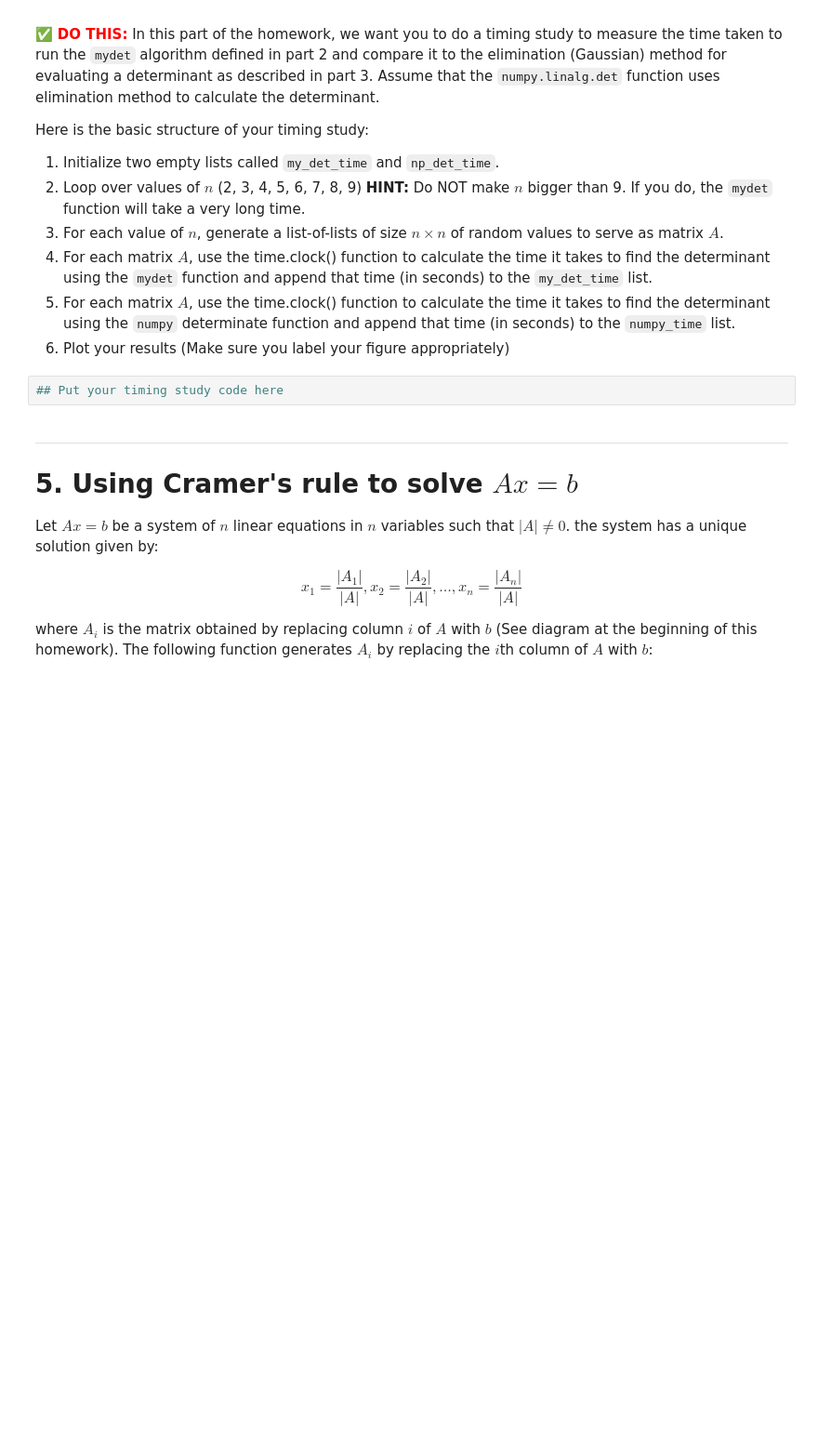
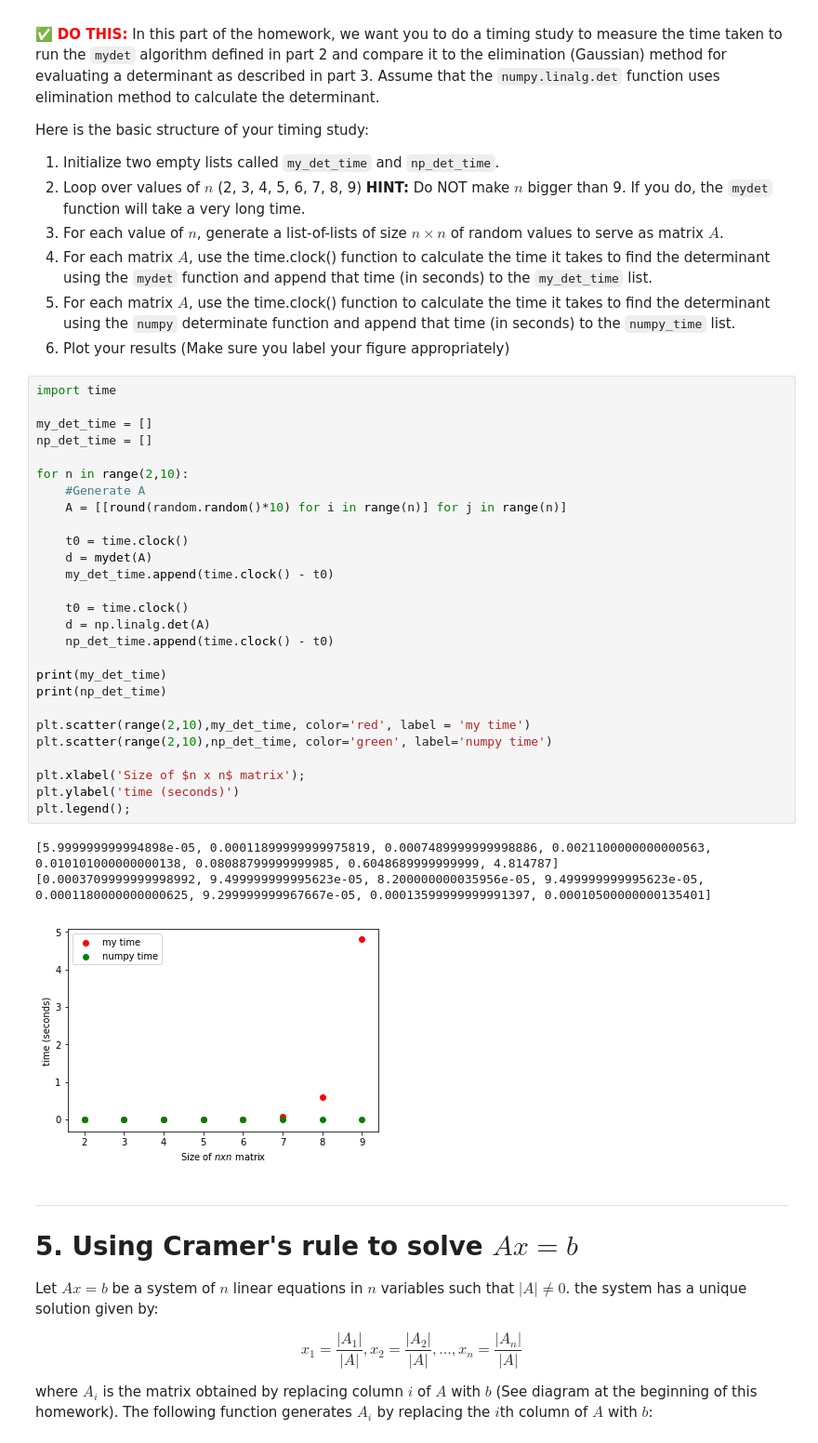
Before and after one commit to nicwigs/314, a Jupyter notebook: hw/HW3-Cramers_Rule.ipynb, the cells around one changed output. Shown: that part at 93% size. Drawn from its saved outputs; the diff is of its cells as text; blank space fills up the shorter version.

````diff
--- a/hw/HW3-Cramers_Rule.ipynb
+++ b/hw/HW3-Cramers_Rule.ipynb
@@ -213,8 +232,37 @@ Here is the basic structure of your timing study:
 4. For each matrix $A$, use the time.clock() function to calculate the time it takes to find the determinant using the ```mydet``` function and append that time (in seconds) to the ```my_det_time``` list.
 5. For each matrix $A$, use the time.clock() function to calculate the time it takes to find the determinant using the ```numpy``` determinate function and append that time (in seconds) to the ```numpy_time``` list.
 6. Plot your results (Make sure you label your figure appropriately)
-# %%
-## Put your timing study code here
+# %%
+import time
+
+my_det_time = []
+np_det_time = []
+
+for n in range(2,10):
+    #Generate A
+    A = [[round(random.random()*10) for i in range(n)] for j in range(n)]
+
+    t0 = time.clock()
+    d = mydet(A)
+    my_det_time.append(time.clock() - t0)
+
+    t0 = time.clock()
+    d = np.linalg.det(A)
+    np_det_time.append(time.clock() - t0)
+
+print(my_det_time)
+print(np_det_time)
+
+plt.scatter(range(2,10),my_det_time, color='red', label = 'my time')
+plt.scatter(range(2,10),np_det_time, color='green', label='numpy time')
+
+plt.xlabel('Size of $n x n$ matrix');
+plt.ylabel('time (seconds)')
+plt.legend();
+# %% [output]
+[5.999999999994898e-05, 0.00011899999999975819, 0.0007489999999998886, 0.0021100000000000563, 0.010101000000000138, 0.08088799999999985, 0.6048689999999999, 4.814787]
+[0.0003709999999998992, 9.499999999995623e-05, 8.200000000035956e-05, 9.499999999995623e-05, 0.0001180000000000625, 9.299999999967667e-05, 0.00013599999999991397, 0.00010500000000135401]
+[figure, added]
 # %% [markdown]
 ---
 # 5. Using Cramer's rule to solve $Ax=b$
````
Also changed, not shown: parts of 28 cells of this notebook.
